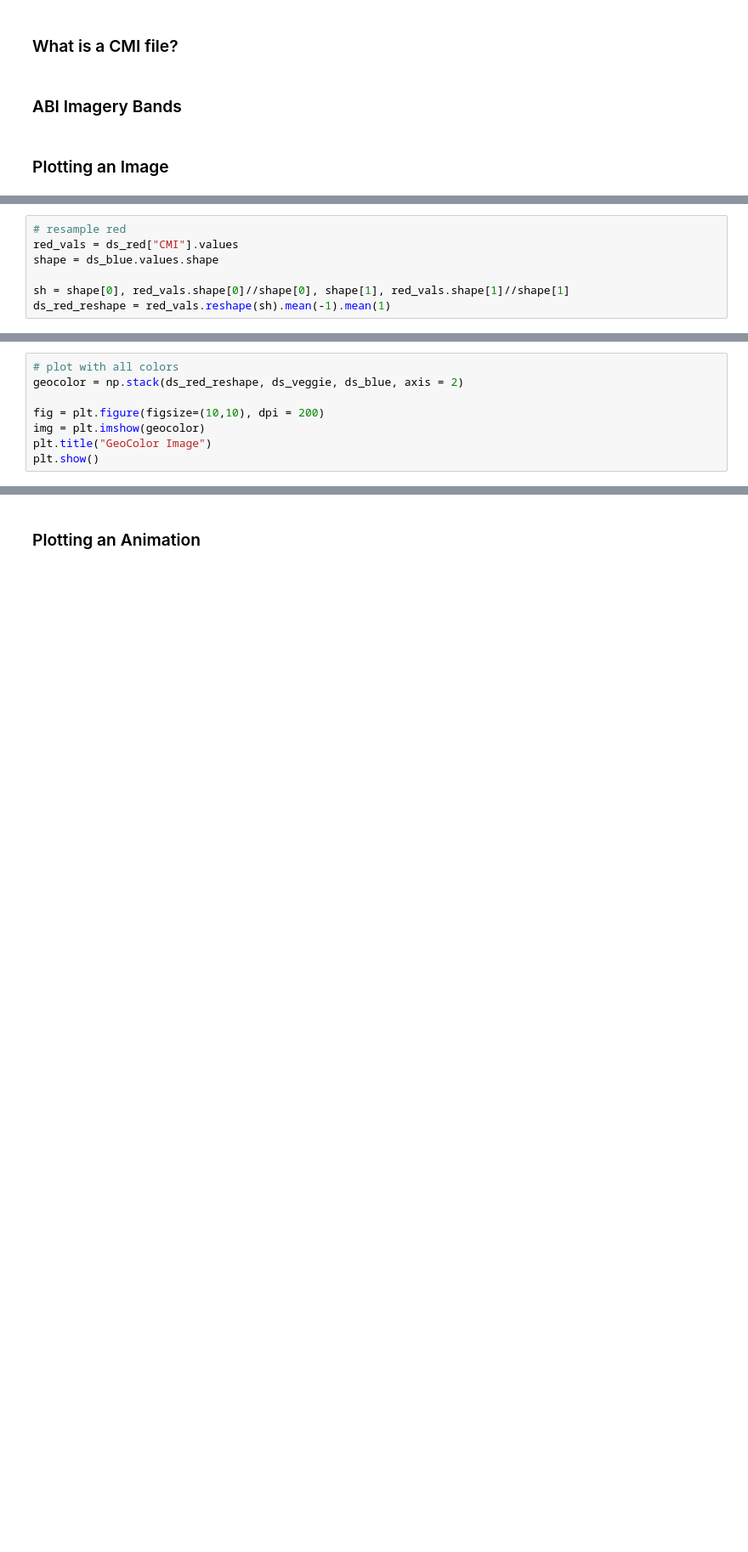
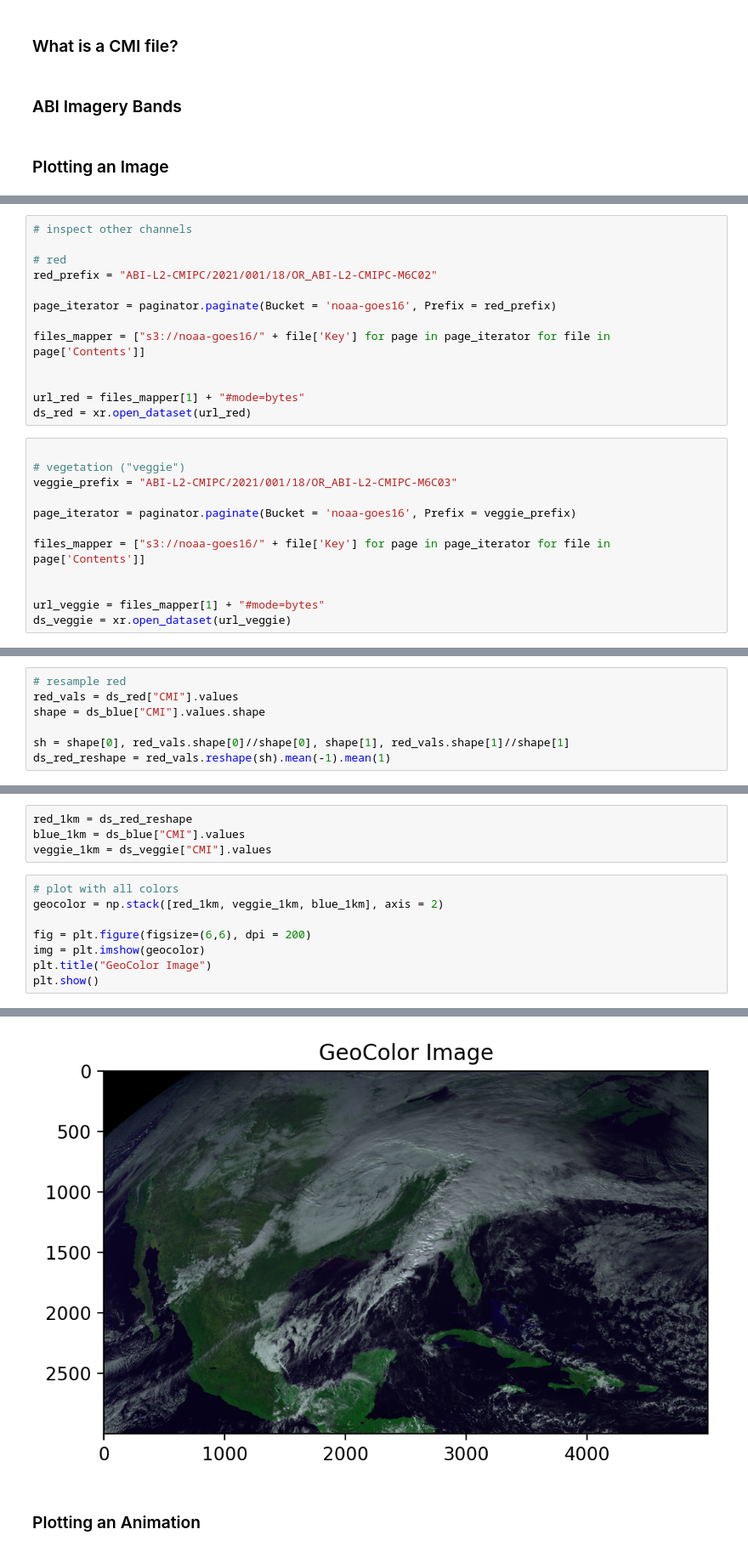
Before and after one commit to myrandaGoesToSpace/goes-datajam-setup, a Jupyter notebook: goesr-datajam-setup.ipynb, the cells around one changed output, grey strips where cells are left out. Shown at 85% size. Drawn from its saved outputs; the diff is of its cells as text; blank space fills up the shorter version.

Commit message:
add veggie and red bands, resample red band, plot geocolor

```diff
--- a/goesr-datajam-setup.ipynb
+++ b/goesr-datajam-setup.ipynb
@@ -92,3 +76,28 @@ NameError: name 'get_url_for_prefix' is not defined
+# %%
+# inspect other channels
+
+# red
+red_prefix = "ABI-L2-CMIPC/2021/001/18/OR_ABI-L2-CMIPC-M6C02"
+
+page_iterator = paginator.paginate(Bucket = 'noaa-goes16', Prefix = red_prefix)
+
+files_mapper = ["s3://noaa-goes16/" + file['Key'] for page in page_iterator for file in page['Contents']]
+
+
+url_red = files_mapper[1] + "#mode=bytes"
+ds_red = xr.open_dataset(url_red)
+# %%
+
+# vegetation ("veggie")
+veggie_prefix = "ABI-L2-CMIPC/2021/001/18/OR_ABI-L2-CMIPC-M6C03"
+
+page_iterator = paginator.paginate(Bucket = 'noaa-goes16', Prefix = veggie_prefix)
+
+files_mapper = ["s3://noaa-goes16/" + file['Key'] for page in page_iterator for file in page['Contents']]
+
+
+url_veggie = files_mapper[1] + "#mode=bytes"
+ds_veggie = xr.open_dataset(url_veggie)
 # %%
 display(ds_blue["CMI"].values.shape)
 display(ds_red["CMI"].values.shape)
@@ -96,7 +109,7 @@ display(ds_veggies["CMI"].values.shape)
 # %%
 # resample red
 red_vals = ds_red["CMI"].values
-shape = ds_blue.values.shape
+shape = ds_blue["CMI"].values.shape
 
 sh = shape[0], red_vals.shape[0]//shape[0], shape[1], red_vals.shape[1]//shape[1]
 ds_red_reshape = red_vals.reshape(sh).mean(-1).mean(1)
@@ -105,8 +120,13 @@ ds_red_reshape.shape
+# %%
+red_1km = ds_red_reshape
+blue_1km = ds_blue["CMI"].values
+veggie_1km = ds_veggie["CMI"].values
 # %%
 # plot with all colors
-geocolor = np.stack(ds_red_reshape, ds_veggie, ds_blue, axis = 2)
+geocolor = np.stack([red_1km, veggie_1km, blue_1km], axis = 2)
 
-fig = plt.figure(figsize=(10,10), dpi = 200)
+fig = plt.figure(figsize=(6,6), dpi = 200)
 img = plt.imshow(geocolor)
 plt.title("GeoColor Image")
 plt.show()
+# %% [output]
@@ -113,2 +134,3 @@ plt.show()
+[figure, added]
 # %% [markdown]
 ### Plotting an Animation
```
Also changed, not shown: parts of 5 cells of this notebook.
